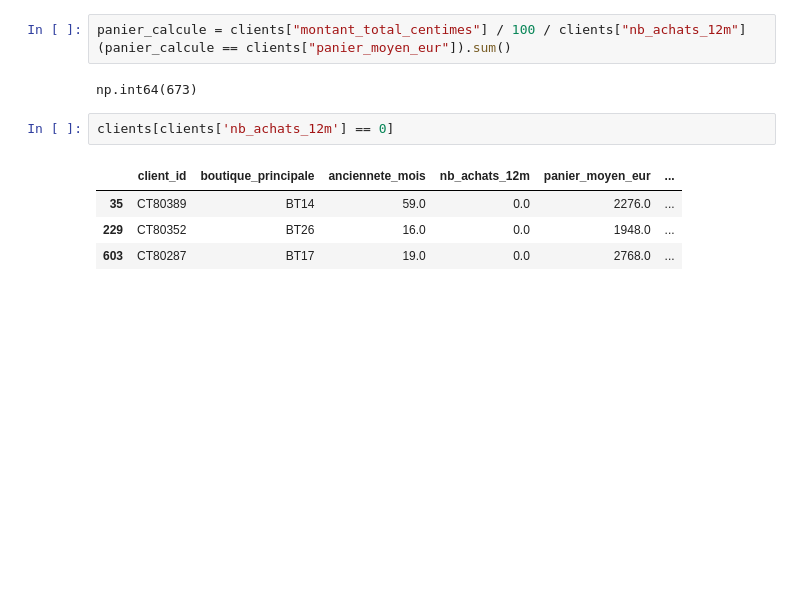
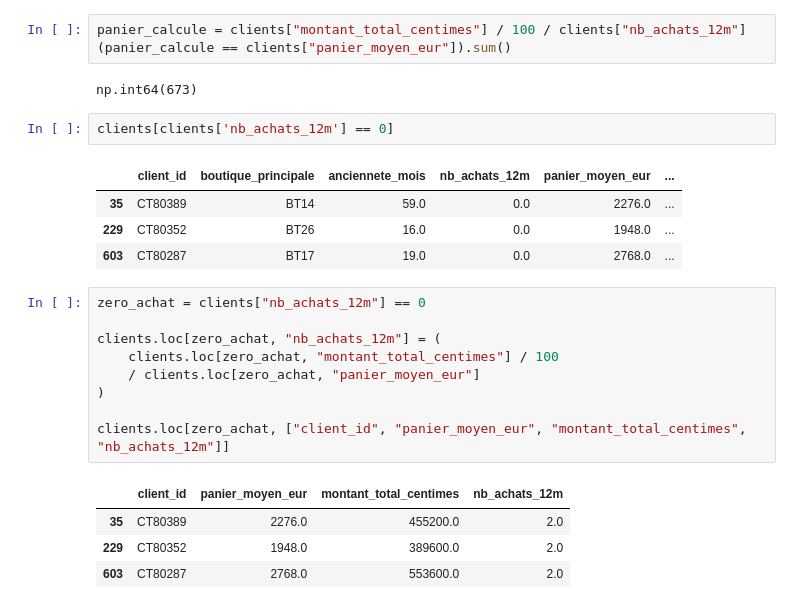
Before and after one commit to maureljean55/atelier-saint-honore, a Jupyter notebook: notebooks/01_nettoyage.ipynb, the cells around one changed output. Saved outputs shown, nothing was run; the diff lists cells and outputs as text; blank space fills up the shorter version.

Commit message:
Correction des 3 clients à 0 achat (recalculés à 2)

```diff
--- a/notebooks/01_nettoyage.ipynb
+++ b/notebooks/01_nettoyage.ipynb
@@ -93,3 +93,17 @@ clients[clients['nb_achats_12m'] == 0]
 | 35 | CT80389 | BT14 | 59.0 | 0.0 | 2276.0 | ... |
 | 229 | CT80352 | BT26 | 16.0 | 0.0 | 1948.0 | ... |
 | 603 | CT80287 | BT17 | 19.0 | 0.0 | 2768.0 | ... |
+# %%
+zero_achat = clients["nb_achats_12m"] == 0
+
+clients.loc[zero_achat, "nb_achats_12m"] = (
+    clients.loc[zero_achat, "montant_total_centimes"] / 100
+    / clients.loc[zero_achat, "panier_moyen_eur"]
+)
+
+clients.loc[zero_achat, ["client_id", "panier_moyen_eur", "montant_total_centimes", "nb_achats_12m"]]
+# %% [output]
+|  | client_id | panier_moyen_eur | montant_total_centimes | nb_achats_12m |
+| 35 | CT80389 | 2276.0 | 455200.0 | 2.0 |
+| 229 | CT80352 | 1948.0 | 389600.0 | 2.0 |
+| 603 | CT80287 | 2768.0 | 553600.0 | 2.0 |
```
